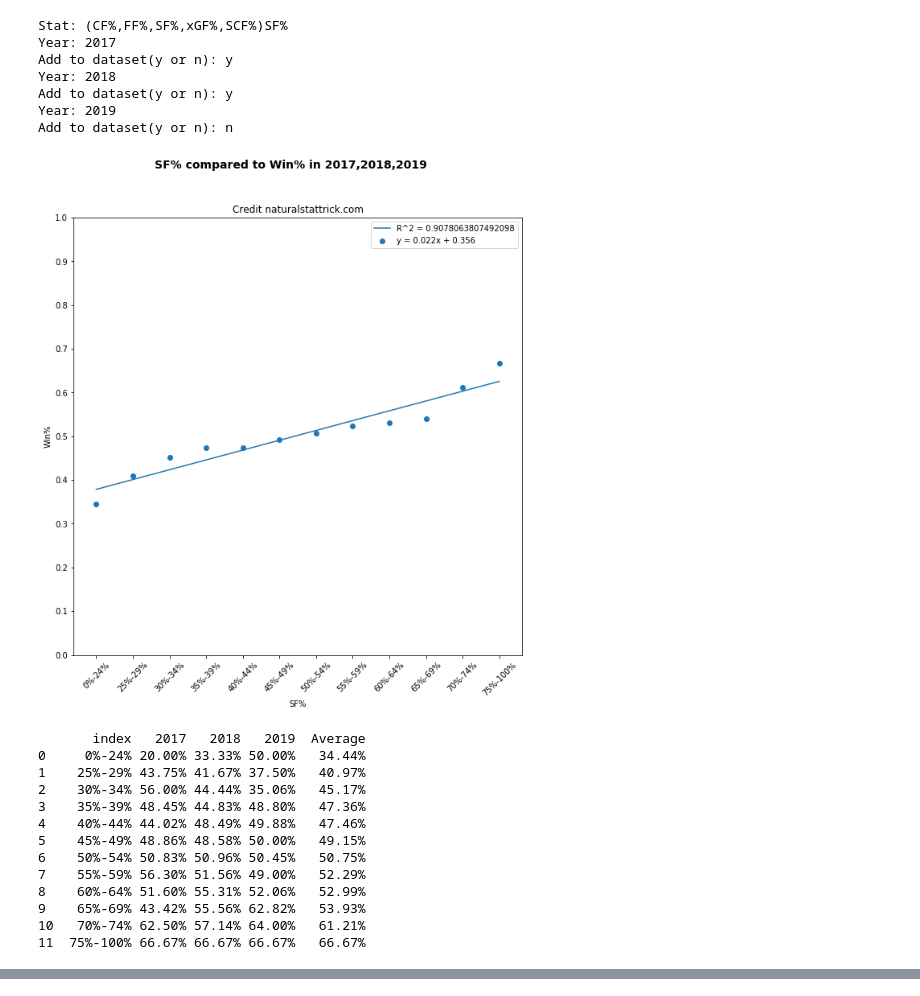
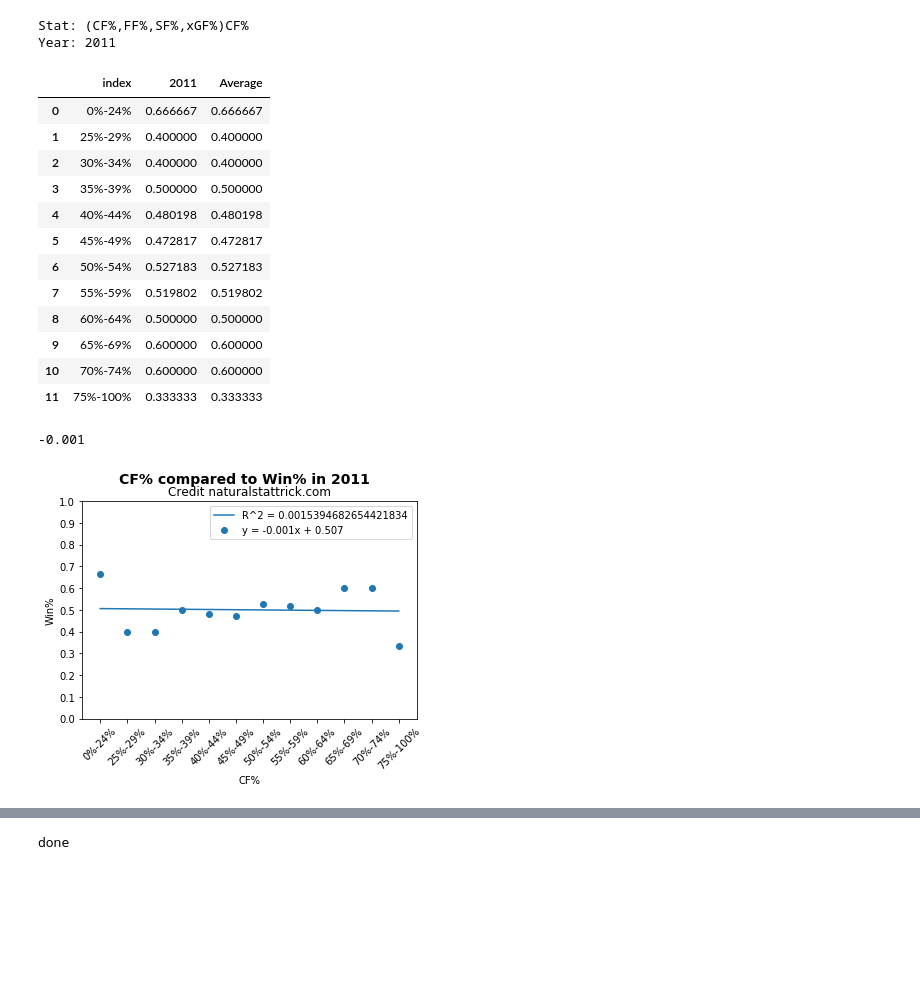
Before and after one commit to DaBeeZy/NHLStuff, a Jupyter notebook: NST Trimmer.ipynb, the cells around one changed output, grey strips where cells are left out. Drawn from its saved outputs; the diff is of its cells as text; code cells hidden in the pictures; blank space fills up the shorter version.

```diff
--- a/NST Trimmer.ipynb
+++ b/NST Trimmer.ipynb
@@ -99,0 +185,9 @@ Year: 2019 Stat: CF% Sit: 5v5
+# %%
+import pandas as pd
+import requests
+year = '2008'
+url = 'http://naturalstattrick.com/games.php?fromseason=20072008&thruseason=20072008&stype=2&sit=sva&loc=B&team=All&rate=n'
+html = requests.get(url).content
+fTable = pd.read_html(html)[0]
+fTable.to_csv(year+ ' Full sva.csv')
+print('done')
@@ -109,16 +205,17 @@ check = 'y'
 data = []
 years = []
 stat = ''
-statList = ['CF%','FF%','SF%','xGF%','SCF%','HDCF%','HDSF%','HDGF%','HDSH%','HDSV%','MDCF%','MDSF%','MDGF%','MDSH%','MDSV%','LDCF%','LDSF%','LDGF%','LDSH%','LDSV%','SH%','SV%','PDO']
+year = ''
+statList = ['CF%','FF%','SF%','xGF%']#,'SCF%','HDCF%','HDSF%','HDGF%','HDSH%','HDSV%','MDCF%','MDSF%','MDGF%','MDSH%','MDSV%','LDCF%','LDSF%','LDGF%','LDSH%','LDSV%','SH%','SV%','PDO']
 while check == 'y':
 
     if stat is '':
-        stat = input('Stat: (CF%,FF%,SF%,xGF%,SCF%)')
+        stat = input('Stat: (CF%,FF%,SF%,xGF%)')
 
     year = input("Year: ") #2017,2018,2019
     years.append(year)
 
-    situation ='5v5' #input("Situation: ") #5v5, all
+    situation ='sva' #input("Situation: ") #5v5, all
     file = year + ' ' + stat + ' ' + situation + '.csv'
 
     exists = os.path.isfile(file)
@@ -128,58 +225,66 @@ while check == 'y':
     else:
         print('No data for that request')
 
-    check = input("Add to dataset(y or n): ")
+    #check = input("Add to dataset(y or n): ")
+    check = 'n'
 
 gTable = pd.DataFrame(index = ['0%-24%','25%-29%','30%-34%','35%-39%','40%-44%','45%-49%','50%-54%','55%-59%','60%-64%','65%-69%','70%-74%','75%-100%'], columns = years)
 
 for i in range(len(data)):
     gTable[years[i]] = col = data[i]['Perc'].tolist()
 
 gTable['Average'] = gTable.mean(axis=1)
-
 gTable = gTable.reset_index()
-
-x = np.array([1,2,3,4,5,6,7,8,9,10,11,12])
+count = 13
+count = count - gTable['Average'].isna().sum()
+gTable = gTable.dropna()
+display(gTable)
+x = np.arange(1,count)
 y = gTable['Average']
 slope, intercept, r_value, p_value, std_err = stats.linregress(x,y)
 eqn = slope * x + intercept
 eqnstr = 'y = '+ str(round(slope,3))+'x + '+str(round(intercept,3))
 rsq = r_value**2
-
+s = round(slope,3)
+print(str(s))
 plt.plot(x,eqn,label = 'R^2 = '+str(rsq))
 plt.scatter(x, y,label = eqnstr)
 plt.xticks(rotation = 45)
 plt.suptitle(stat+ ' compared to Win% in '+','.join(years),fontsize = 14,fontweight = 'bold')
 plt.title('Credit naturalstattrick.com')
 plt.xlabel(stat)
 plt.ylabel('Win%')
-plt.xticks(np.arange(1,13,1),gTable['index'])
+plt.xticks(np.arange(1,count,1),gTable['index'])
 plt.yticks(np.arange(0,1.1,.1))
 plt.rcParams['figure.figsize'] = [10, 10]
 plt.legend(loc = 'best')
 plt.show()
 
 print('')
 print(gTable)
+
+
+cTable = pd.read_csv('StatEqn.csv',index_col = 'Year')
+print('Win%')
+cTable.at[int(year),stat] = s
+display(cTable)
+cTable.to_csv('StatEqn.csv')
+print('done')
 # %% [output]
-Stat: (CF%,FF%,SF%,xGF%,SCF%)SF%
-Year: 2017
-Add to dataset(y or n): y
-Year: 2018
-Add to dataset(y or n): y
-Year: 2019
-Add to dataset(y or n): n
+Stat: (CF%,FF%,SF%,xGF%)CF%
+Year: 2011
+|  | index | 2011 | Average |
+| 0 | 0%-24% | 0.666667 | 0.666667 |
+| 1 | 25%-29% | 0.400000 | 0.400000 |
+| 2 | 30%-34% | 0.400000 | 0.400000 |
+| 3 | 35%-39% | 0.500000 | 0.500000 |
+| 4 | 40%-44% | 0.480198 | 0.480198 |
+| 5 | 45%-49% | 0.472817 | 0.472817 |
+| 6 | 50%-54% | 0.527183 | 0.527183 |
+| 7 | 55%-59% | 0.519802 | 0.519802 |
+| 8 | 60%-64% | 0.500000 | 0.500000 |
+| 9 | 65%-69% | 0.600000 | 0.600000 |
+| 10 | 70%-74% | 0.600000 | 0.600000 |
+| 11 | 75%-100% | 0.333333 | 0.333333 |
+-0.001
-[figure, old version]
+[figure, new version]
-       index   2017   2018   2019  Average
-0     0%-24% 20.00% 33.33% 50.00%   34.44%
-1    25%-29% 43.75% 41.67% 37.50%   40.97%
-2    30%-34% 56.00% 44.44% 35.06%   45.17%
-3    35%-39% 48.45% 44.83% 48.80%   47.36%
-4    40%-44% 44.02% 48.49% 49.88%   47.46%
-5    45%-49% 48.86% 48.58% 50.00%   49.15%
-6    50%-54% 50.83% 50.96% 50.45%   50.75%
-7    55%-59% 56.30% 51.56% 49.00%   52.29%
-8    60%-64% 51.60% 55.31% 52.06%   52.99%
-9    65%-69% 43.42% 55.56% 62.82%   53.93%
-10   70%-74% 62.50% 57.14% 64.00%   61.21%
-11  75%-100% 66.67% 66.67% 66.67%   66.67%
@@ -186,3 +320,4 @@ Add to dataset(y or n): n
+done
 # %%
 import pandas as pd
 import numpy as np
```
Also changed, not shown: parts of 5 cells of this notebook, 22 other files.
